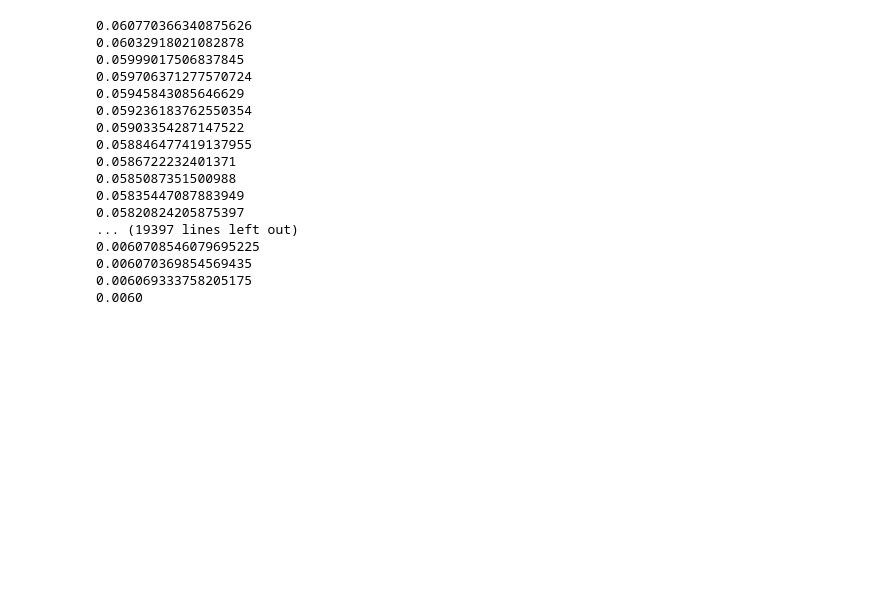
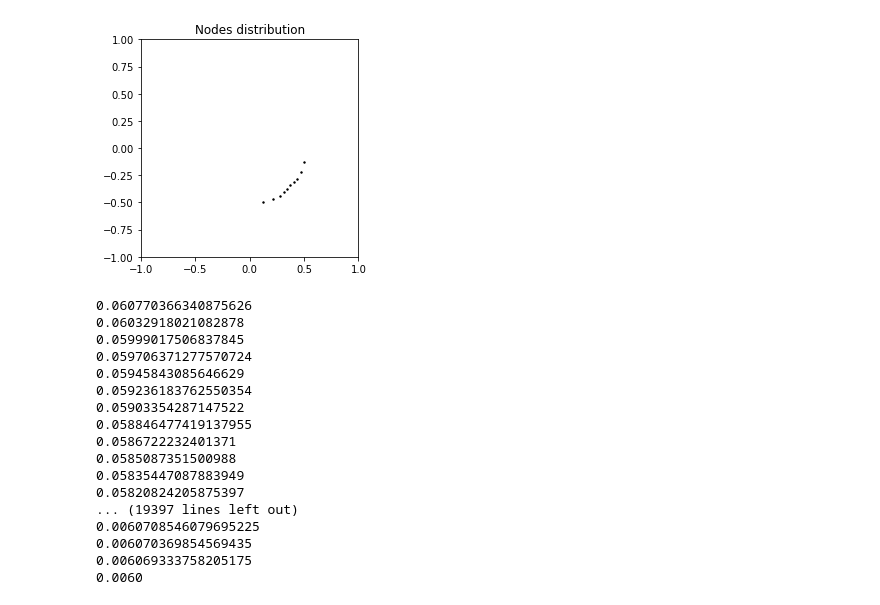
Before and after one commit to longfish/Multigrid-FEANet, a Jupyter notebook: MM_Interface_error.ipynb, the cells around one changed output. Cells and saved outputs as stored; diff of their text form; code cells hidden in the pictures; blank space fills up the shorter version.

```diff
--- a/MM_Interface_error.ipynb
+++ b/MM_Interface_error.ipynb
@@ -132 +132,5 @@ prob = Multigrid(n)
+# %%
+plot.plot_pattern(prob_jacobi.grids[0].grid, key=2)
+# %% [output]
+[figure, added]
 # %%
```
Also changed, not shown: parts of 10 cells of this notebook, 10 other files.
